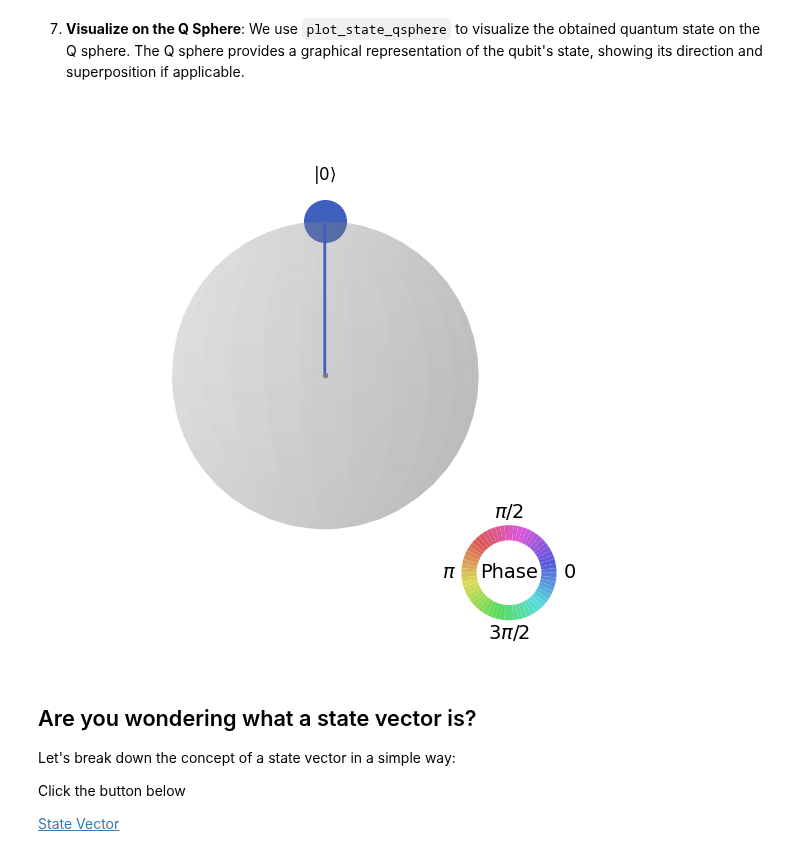
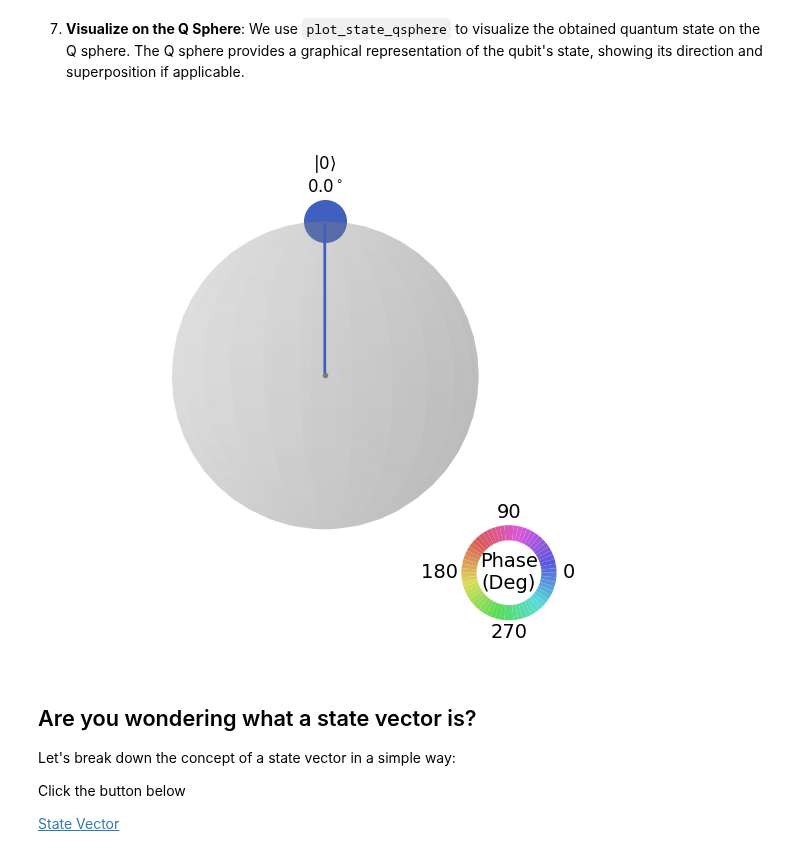
Before and after one commit to ahkatlio/QHSO_Basics_of_Qiskit, a Jupyter notebook: Books/Fundamentals/Bloch_Sphere.ipynb, the cells around one changed output. Drawn from its saved outputs; the diff is of its cells as text; code cells hidden in the pictures.

```diff
--- a/Books/Fundamentals/Bloch_Sphere.ipynb
+++ b/Books/Fundamentals/Bloch_Sphere.ipynb
@@ -123,9 +123,9 @@ plot_bloch_multivector(statevector)
 # %% [markdown]
 7) **Visualize on the Q Sphere**: We use `plot_state_qsphere` to visualize the obtained quantum state on the Q sphere. The Q sphere provides a graphical representation of the qubit's state, showing its direction and superposition if applicable.
 # %%
-plot_state_qsphere(statevector)
+plot_state_qsphere(statevector, show_state_phases = True, use_degrees = True)
 # %% [output]
-[figure, old version]
+[figure, new version]
 # %% [markdown]
 <!DOCTYPE html>
 <html>
```
